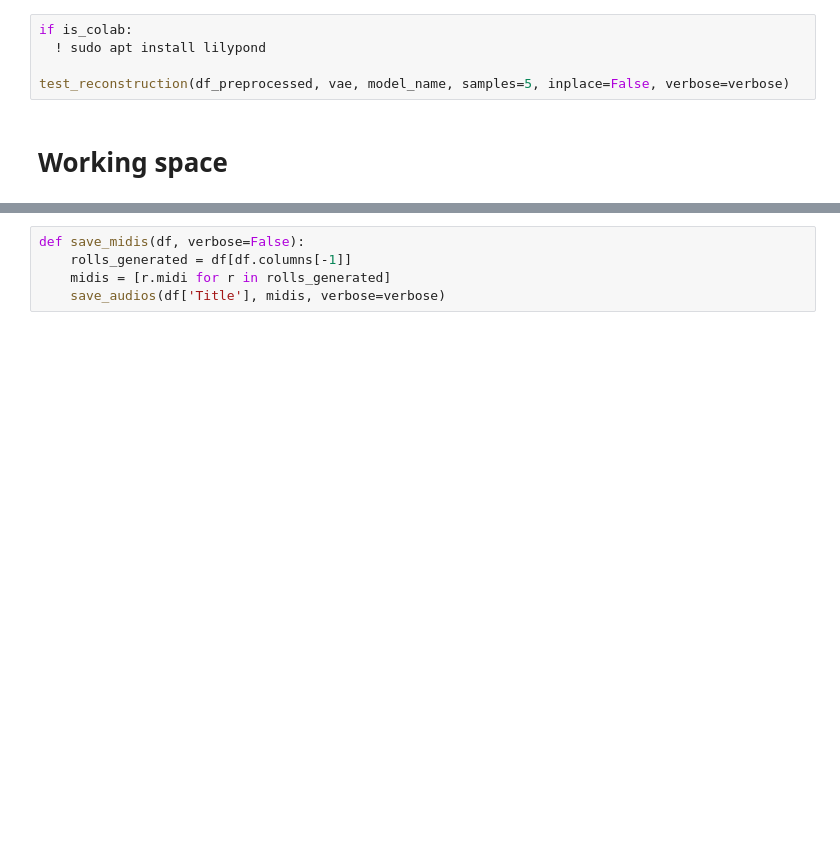
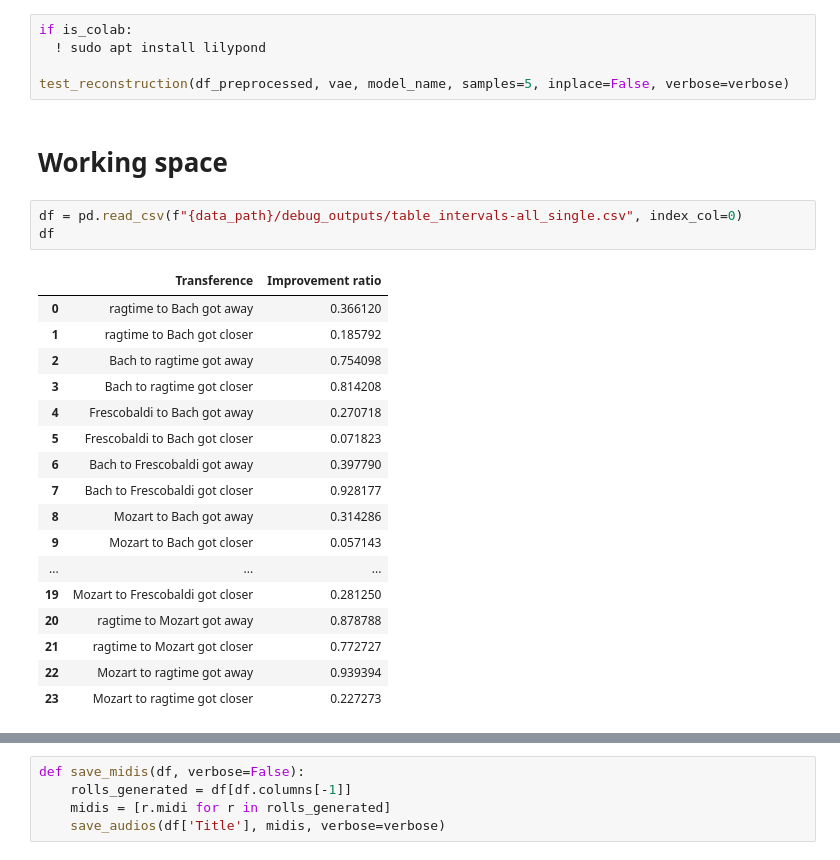
Before and after one commit to LucasSom/style-transfer, a Jupyter notebook: notebooks/style-transfer.ipynb, the cells around one changed output, grey strips where cells are left out. Saved outputs shown, nothing was run; the diff lists cells and outputs as text; blank space fills up the shorter version.

```diff
--- a/notebooks/style-transfer.ipynb
+++ b/notebooks/style-transfer.ipynb
@@ -151,3 +154,24 @@ if is_colab:
 test_reconstruction(df_preprocessed, vae, model_name, samples=5, inplace=False, verbose=verbose)
 # %% [markdown]
 # Working space
+# %%
+df = pd.read_csv(f"{data_path}/debug_outputs/table_intervals-all_single.csv", index_col=0)
+df
+# %% [output]
+|  | Transference | Improvement ratio |
+| 0 | ragtime to Bach got away | 0.366120 |
+| 1 | ragtime to Bach got closer | 0.185792 |
+| 2 | Bach to ragtime got away | 0.754098 |
+| 3 | Bach to ragtime got closer | 0.814208 |
+| 4 | Frescobaldi to Bach got away | 0.270718 |
+| 5 | Frescobaldi to Bach got closer | 0.071823 |
+| 6 | Bach to Frescobaldi got away | 0.397790 |
+| 7 | Bach to Frescobaldi got closer | 0.928177 |
+| 8 | Mozart to Bach got away | 0.314286 |
+| 9 | Mozart to Bach got closer | 0.057143 |
+| ... | ... | ... |
+| 19 | Mozart to Frescobaldi got closer | 0.281250 |
+| 20 | ragtime to Mozart got away | 0.878788 |
+| 21 | ragtime to Mozart got closer | 0.772727 |
+| 22 | Mozart to ragtime got away | 0.939394 |
+| 23 | Mozart to ragtime got closer | 0.227273 |
```
Also changed, not shown: parts of 10 cells of this notebook, 1 other file.
